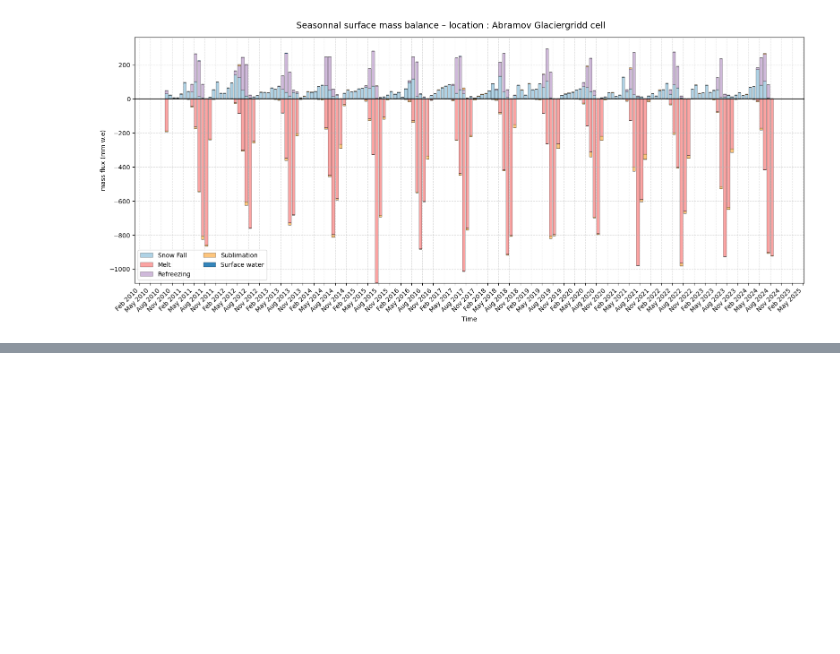
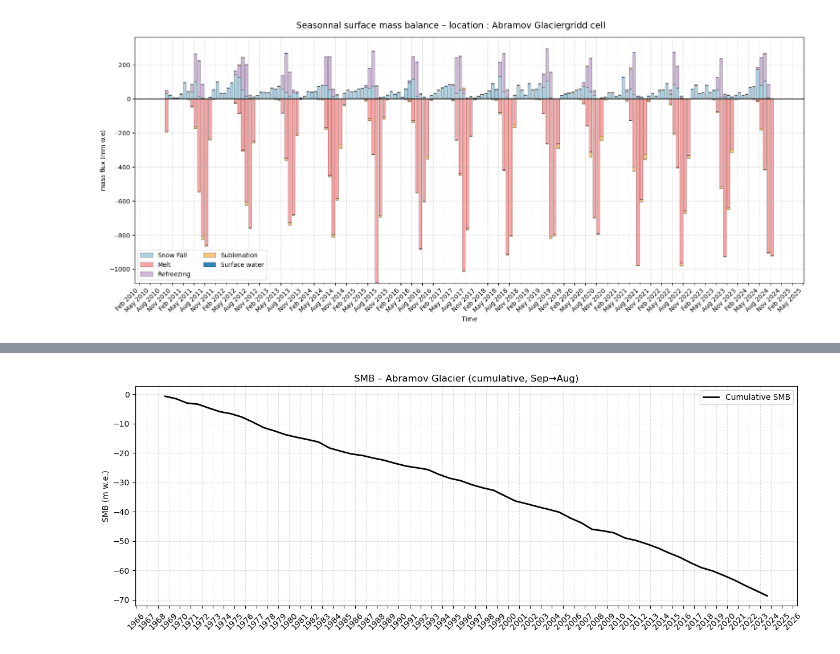
Before and after one commit to xfain/MAR_HMA, a Jupyter notebook: Pamir_domain/SMB.timeSeries_GRp-Abramov.ipynb, the cells around one changed output, grey strips where cells are left out. Saved outputs shown, nothing was run; the diff lists cells and outputs as text; code cells hidden in the pictures; blank space fills up the shorter version.

```diff
--- a/Pamir_domain/SMB.timeSeries_GRp-Abramov.ipynb
+++ b/Pamir_domain/SMB.timeSeries_GRp-Abramov.ipynb
@@ -597,0 +1188,99 @@ plt.show()
+# %%
+# =========================
+# SMB annuel (Sep → Aug)
+# =========================
+
+ds_SMB_abra = ds_SMB.isel(Y=iY, X=iX)
+
+ds_SMB_abra_annual = (
+    ds_SMB_abra
+    .resample(time="AS-SEP")
+    .sum()
+    .sel(time=slice("1968-09-01", "2024-08-31"))
+    / 1000  # m w.e.
+)
+
+# =========================
+# CUMUL SMB
+# =========================
+
+ds_SMB_cum = ds_SMB_abra_annual.cumsum(dim="time")
+
+# =========================
+# PLOT
+# =========================
+
+plt.figure(figsize=(15,5))
+
+plt.plot(
+    ds_SMB_cum.time,
+    ds_SMB_cum,
+    '-',
+    color='black',
+    linewidth=2,
+    label="Cumulative SMB"
+)
+
+# =========================
+# AXES
+# =========================
+
+ax = plt.gca()
+ax.xaxis.set_major_locator(mdates.YearLocator(1))
+ax.xaxis.set_major_formatter(mdates.DateFormatter('%Y'))
+plt.xticks(rotation=45)
+
+plt.title("SMB – Abramov Glacier (cumulative, Sep→Aug)")
+plt.ylabel("SMB (m w.e.)")
+
+plt.grid(True, linestyle="--", alpha=0.4)
+plt.legend()
+plt.show()
+
+
+
+df = smb_obs["Abramov"].copy()
+
+df = df.sort_values("year")
+df["cumulative_smb"] = df["annual_balance"].cumsum()
+
+plt.figure(figsize=(10,6))
+
+plt.plot(
+    df["year"],
+    df["cumulative_smb"],
+    color="blue",
+    lw=2,
+    label="Abramov"
+)
+
+plt.scatter(
+    df["year"],
+    df["cumulative_smb"],
+    color="blue",
+    s=25
+)
+
+
+# ligne zéro
+plt.axhline(
+    0,
+    color="black",
+    linewidth=0.8
+)
+
+
+plt.xlabel("Year")
+plt.ylabel(
+    "Cumulative mass balance\n(m w.e.)"
+)
+plt.title(
+    "Abramov glacier cumulative mass balance (WGMS)"
+)
+
+plt.legend()
+plt.grid(alpha=0.3)
+plt.tight_layout()
+plt.show()
+# %% [output]
+[figure, added]
```
Also changed, not shown: parts of 28 cells of this notebook, 3 other files.
